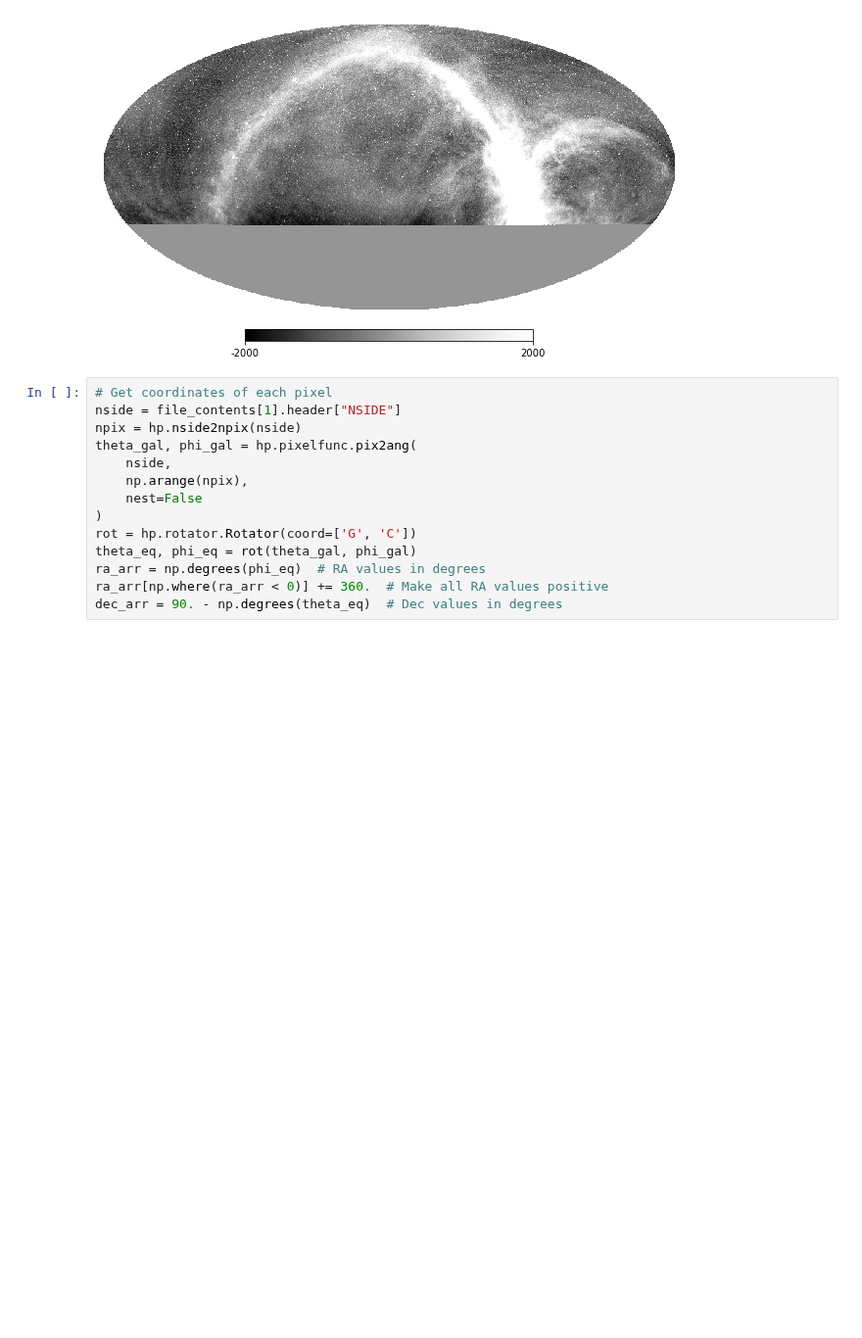
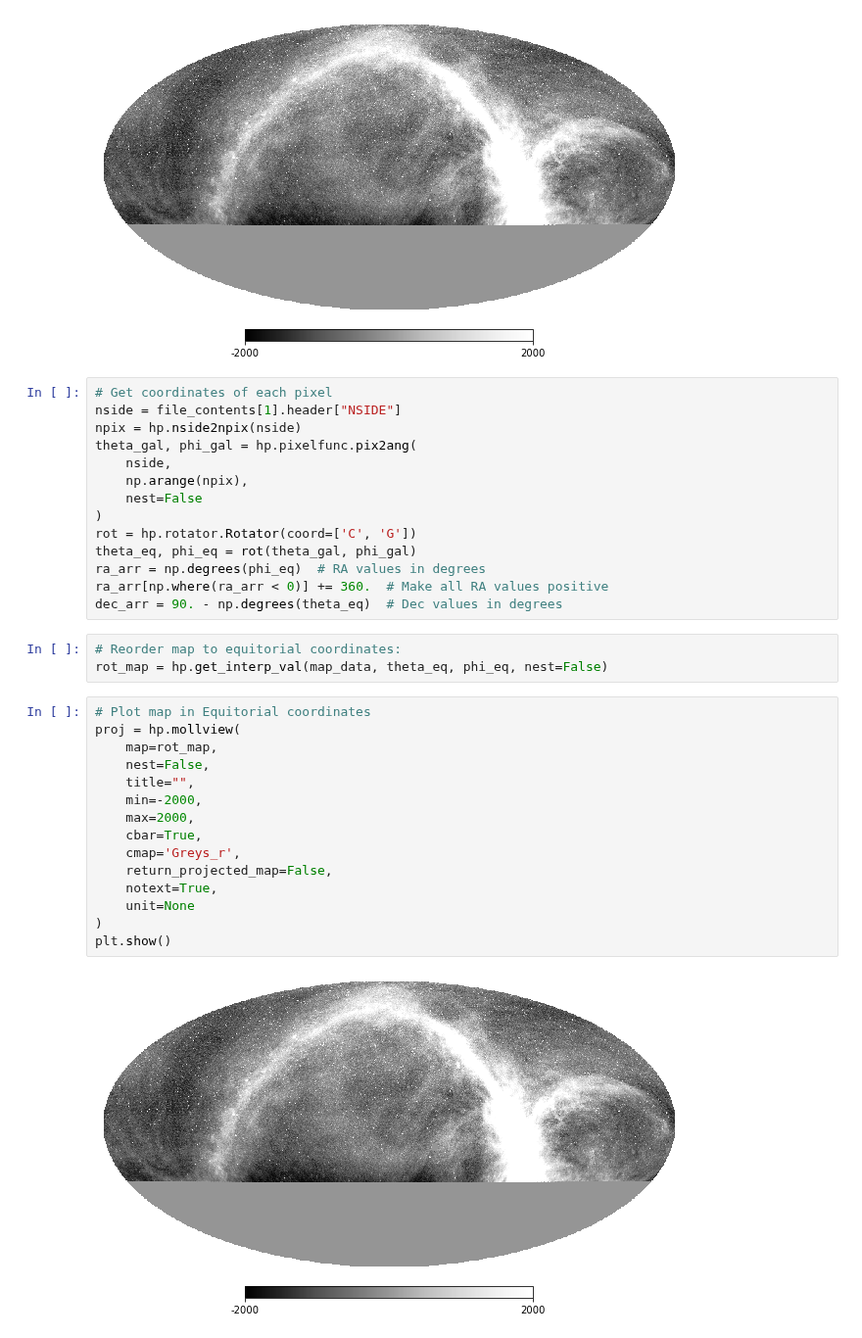
Before and after one commit to rlbyrne/rlb_LWA, a Jupyter notebook: notebooks/read_mmode_map.ipynb, the cells around one changed output. Shown at 98% size. Drawn from its saved outputs; the diff is of its cells as text; blank space fills up the shorter version.

Commit message:
fix m-mode map coordinate system

```diff
--- a/notebooks/read_mmode_map.ipynb
+++ b/notebooks/read_mmode_map.ipynb
@@ -87,8 +87,28 @@ theta_gal, phi_gal = hp.pixelfunc.pix2ang(
     np.arange(npix),
     nest=False
 )
-rot = hp.rotator.Rotator(coord=['G', 'C'])
+rot = hp.rotator.Rotator(coord=['C', 'G'])
 theta_eq, phi_eq = rot(theta_gal, phi_gal)
 ra_arr = np.degrees(phi_eq)  # RA values in degrees
 ra_arr[np.where(ra_arr < 0)] += 360.  # Make all RA values positive
 dec_arr = 90. - np.degrees(theta_eq)  # Dec values in degrees
+# %%
+# Reorder map to equitorial coordinates:
+rot_map = hp.get_interp_val(map_data, theta_eq, phi_eq, nest=False)
+# %%
+# Plot map in Equitorial coordinates
+proj = hp.mollview(
+    map=rot_map,
+    nest=False,
+    title="",
+    min=-2000,
+    max=2000,
+    cbar=True,
+    cmap='Greys_r',
+    return_projected_map=False,
+    notext=True,
+    unit=None
+)
+plt.show()
+# %% [output]
+[figure, added]
```
Also changed, not shown: 1 other file.
